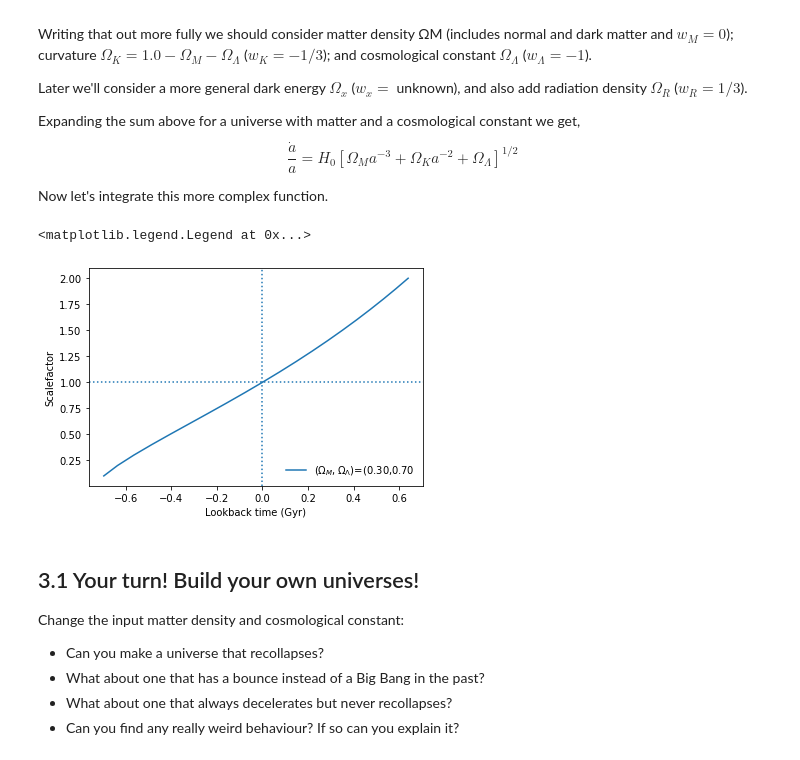
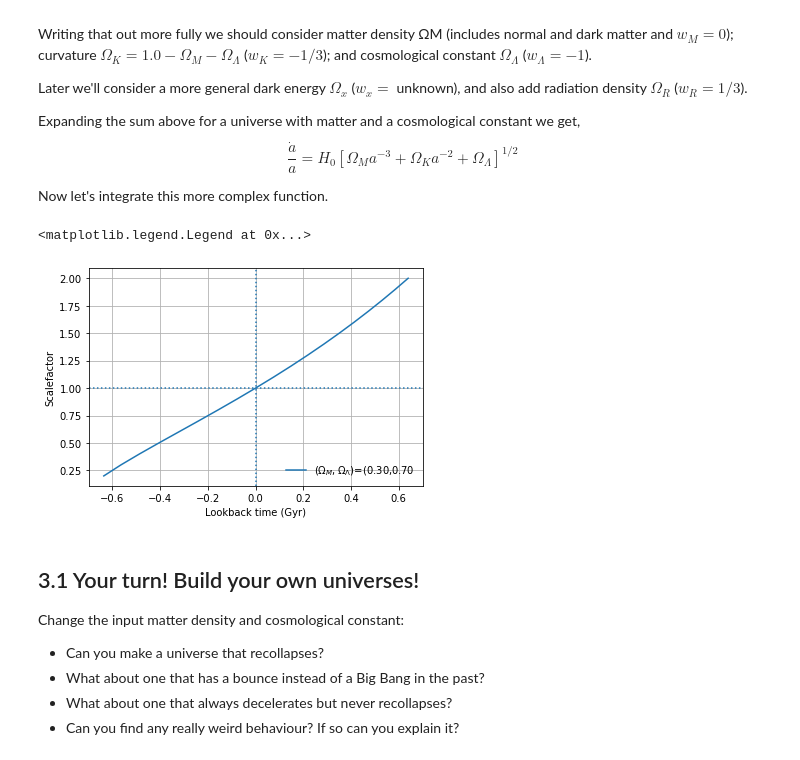
Before and after one commit to Eldred777/Cosmological_Project, a Jupyter notebook: CosmologyIntroduction/Ciaran_intro.ipynb, the cells around one changed output. Saved outputs shown, nothing was run; the diff lists cells and outputs as text; code cells hidden in the pictures.

```diff
--- a/CosmologyIntroduction/Ciaran_intro.ipynb
+++ b/CosmologyIntroduction/Ciaran_intro.ipynb
@@ -69,7 +69,7 @@ age_double_Gyr=1.22 /H0, integral uncertainty 1.3533079284949289e-14
 <h1>Section 2. Scalefactor vs time</h1>
 # %%
 # Start by making an array of scalefactors
-astart = 0.0
+astart = 0.1
 astop = 2.1
 astep = 0.1 # Make this finer to make the plot smoother
 a_arr = np.arange(astart,astop,astep)
@@ -198,27 +198,28 @@ def adotinv(a,om,ol) -> float:
 # %%
 # Calculate for the universe we think we live in, with approximately matter density 0.3 and cosmological constant 0.7
 om = 0.3
 ol = 0.7
 
 # Note that when you integrate something with more than one argument you pass it with args=(arg1,arg2) in the integrate function
 # e.g. "integrate.quad(adotinv, lower_limit, uper_limit, args=(om,ol))""
 t_today_Gyr, _ = integrate.quad(adotinv, 0, 1, args=(om,ol))
 t_Gyr = np.array([integrate.quad(adotinv, 0, a_end, args=(om,ol))[0] for a_end in a_arr[1:]])
 # slice [1:] to avoid division by zero error
 t_lookback_Gyr = t_Gyr - t_today_Gyr
 
 # Plot this new model
 fig, ax = plt.subplots()
 # slice a_arr [1:] for same reason as t_Gyr slice
 ax.plot(t_lookback_Gyr,a_arr[1:],label=f'($\Omega_M,\Omega_\Lambda$)=({om:.2f},{ol:.2f}')
 ax.axvline(x=0,linestyle=':') # Plot some crosshairs
 ax.axhline(y=1,linestyle=':')
 ax.set_xlabel('Lookback time (Gyr)')
 ax.set_ylabel('Scalefactor')
+ax.grid()
 ax.legend(loc='lower right',frameon=False)
 # %% [output]
 <matplotlib.legend.Legend at 0x...>
-[figure, old version]
+[figure, new version]
 # %% [markdown]
 <h2>3.1 Your turn! Build your own universes!</h2>
 
```
Also changed, not shown: parts of 13 cells of this notebook.
